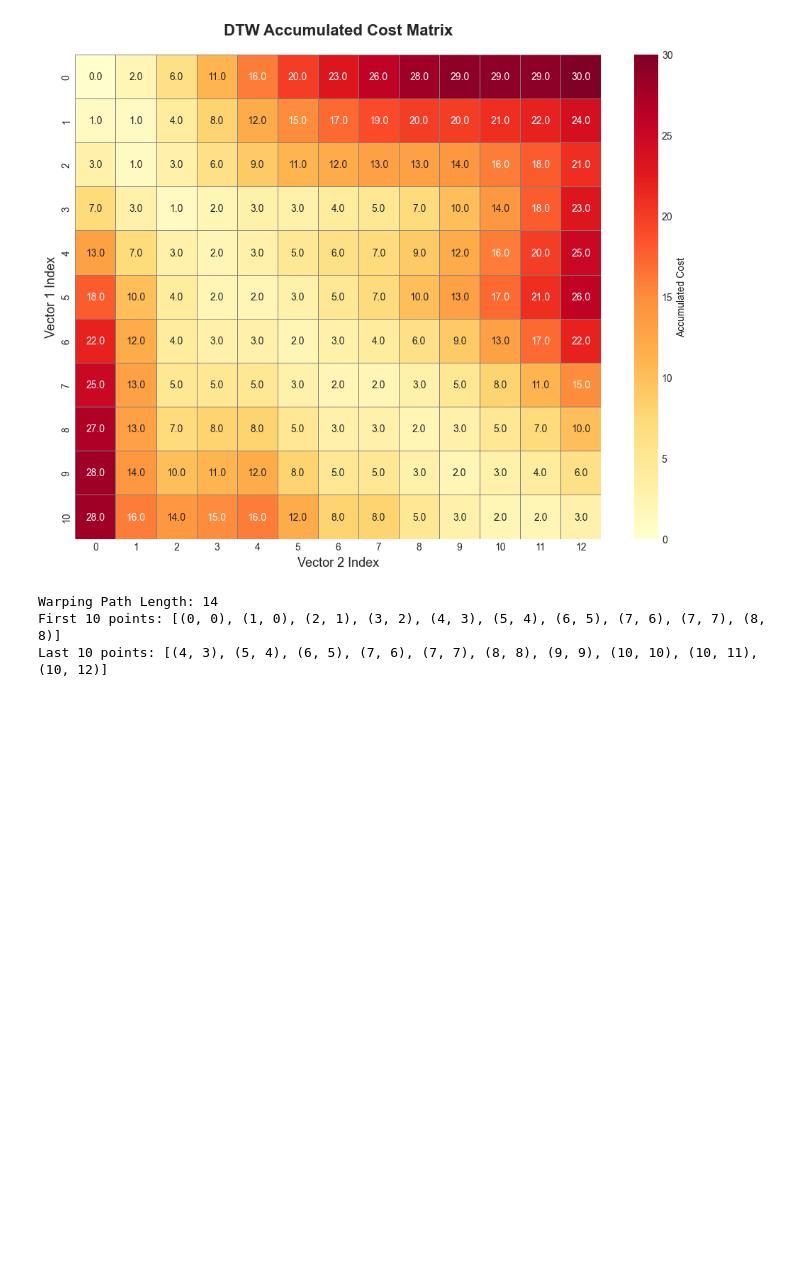
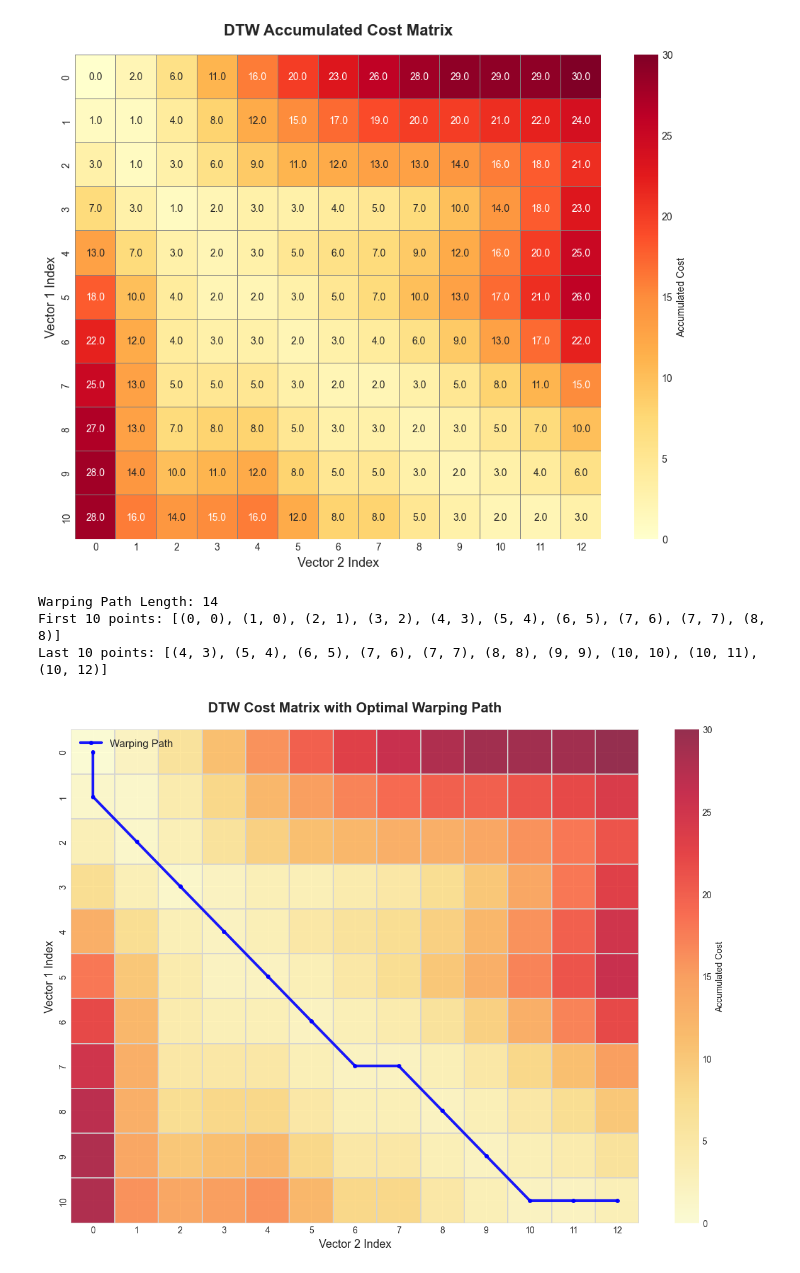
Before and after one commit to Abhijith-E/SPR-lab-2448503, a Jupyter notebook: Lab6.ipynb, the cells around one changed output. Saved outputs shown, nothing was run; the diff lists cells and outputs as text; code cells hidden in the pictures; blank space fills up the shorter version.

Commit message:
feat: add warping path overlay on cost matrix
- Create plot_cost_matrix_with_path() function
- Overlay optimal path with blue line on heatmap
- Add circular markers at each alignment point
- Use contrasting colors for path visibility
- Demonstrate non-linear alignment between sequences

```diff
--- a/Lab6.ipynb
+++ b/Lab6.ipynb
@@ -158,3 +158,35 @@ print(f"Last 10 points: {warping_path[-10:]}")
 Warping Path Length: 14
 First 10 points: [(0, 0), (1, 0), (2, 1), (3, 2), (4, 3), (5, 4), (6, 5), (7, 6), (7, 7), (8, 8)]
 Last 10 points: [(4, 3), (5, 4), (6, 5), (7, 6), (7, 7), (8, 8), (9, 9), (10, 10), (10, 11), (10, 12)]
+# %%
+# Visualize warping path on cost matrix
+def plot_cost_matrix_with_path(cost_matrix: np.ndarray,
+                                path: List[Tuple[int, int]]) -> None:
+
+    plt.figure(figsize=(12, 9))
+
+    # Plot cost matrix
+    sns.heatmap(cost_matrix, cmap='YlOrRd', cbar_kws={'label': 'Accumulated Cost'},
+                linewidths=0.3, linecolor='lightgray', alpha=0.8)
+
+    # Extract path coordinates
+    path_i = [p[0] for p in path]
+    path_j = [p[1] for p in path]
+
+    # Plot warping path
+    plt.plot(np.array(path_j) + 0.5, np.array(path_i) + 0.5,
+             color='blue', linewidth=3, marker='o', markersize=4,
+             label='Warping Path', alpha=0.9)
+
+    plt.title('DTW Cost Matrix with Optimal Warping Path',
+              fontsize=16, fontweight='bold', pad=20)
+    plt.xlabel('Vector 2 Index', fontsize=13)
+    plt.ylabel('Vector 1 Index', fontsize=13)
+    plt.legend(fontsize=12, loc='upper left')
+    plt.tight_layout()
+    plt.show()
+
+# Visualize warping path
+plot_cost_matrix_with_path(cost_matrix, warping_path)
+# %% [output]
+[figure, added]
```
